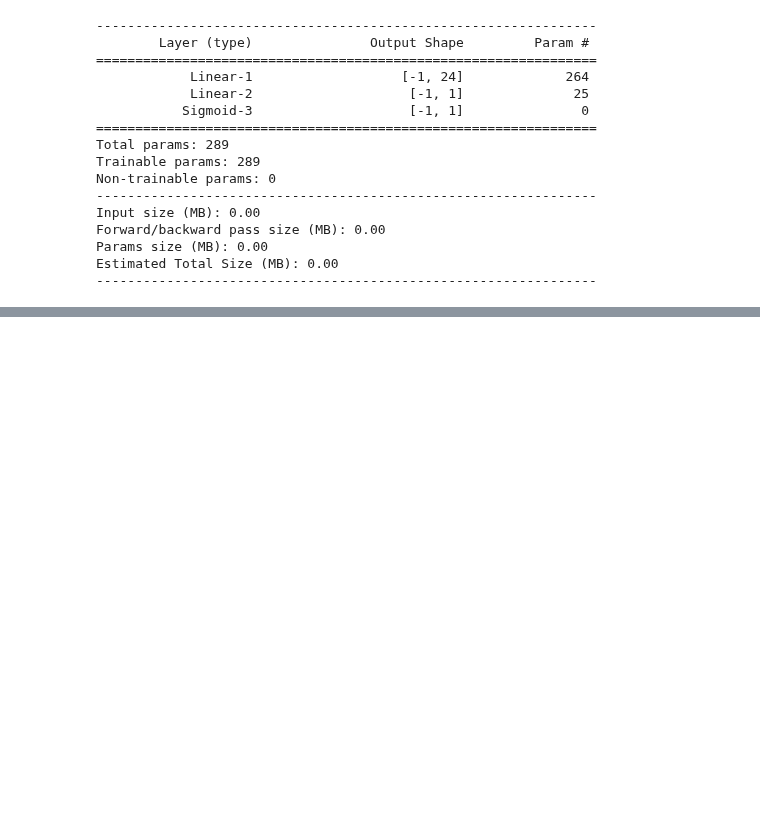
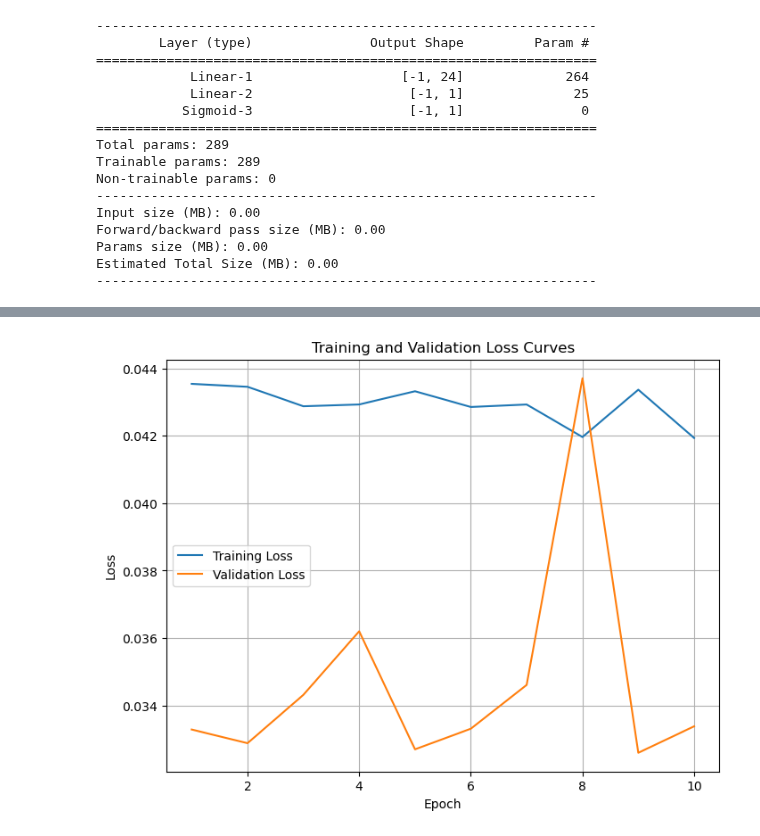
Before and after one commit to virvihuta/vh-learning-playground, a Jupyter notebook: 04_pytorch_tabular_data.ipynb, the cells around one changed output, grey strips where cells are left out. Cells and saved outputs as stored; diff of their text form; code cells hidden in the pictures; blank space fills up the shorter version.

Commit message:
finished the training loop

```diff
--- a/04_pytorch_tabular_data.ipynb
+++ b/04_pytorch_tabular_data.ipynb
@@ -166,12 +166,33 @@ Estimated Total Size (MB): 0.00
 # %%
 criterion = nn.BCELoss()
 optimizer = torch.optim.Adam(params=model.parameters(), lr=1e-3)
+# %%
+def plot_loss_curves(epochs_count, training_loss_values, testing_loss_values):
+    train_loss = np.array(training_loss_values)
+    test_loss = np.array(testing_loss_values)
+
+    epochs_range = range(1, epochs_count + 1)
+
+    plt.figure(figsize=(8, 6))
+    plt.plot(epochs_range, train_loss, label='Training Loss')
+    plt.plot(epochs_range, test_loss, label='Validation Loss')
+    plt.title('Training and Validation Loss Curves')
+    plt.xlabel('Epoch')
+    plt.ylabel('Loss')
+    plt.legend()
+    plt.grid(True)
+    plt.show()
 # %%
 epochs = 10
 model.to(device)
+accuracy = BinaryAccuracy().to(device)
+
+training_loss_values = []
+testing_loss_values = []
 
 for epoch in range(epochs):
     model.train()
+    train_loss_total = 0.0
     for X, y in train_loader:
         X, y = X.to(device), y.to(device)
         y_pred_train = model(X).view(-1)
@@ -179,19 +200,27 @@ for epoch in range(epochs):
         optimizer.zero_grad()
         loss_train.backward()
         optimizer.step()
+        train_loss_total += loss_train.item()
 
     model.eval()
+    accuracy.reset()
+    val_loss = 0.0
     with torch.inference_mode():
-        all_y_true, all_y_pred = [], []
         for X, y in val_loader:
             X, y = X.to(device), y.to(device)
             y_pred_val = model(X).view(-1)
             loss_val = criterion(y_pred_val, y)
+            val_loss += loss_val.item()
+            accuracy.update((y_pred_val > 0.5).float(), y.int())
 
-            preds = (y_pred_val > 0.5).int().cpu().numpy()
-            all_y_pred.extend(preds)
-            all_y_true.extend(y.cpu().numpy())
+    avg_train_loss = train_loss_total / len(train_loader)
+    avg_val_loss = val_loss / len(val_loader)
 
-    acc = accuracy_score(all_y_true, all_y_pred)
-    print(f"Training Loss: {loss_train:.4f} || Validation Loss: {loss_val:.4f} || Accuracy: {acc:.4f}")
+    training_loss_values.append(avg_train_loss)
+    testing_loss_values.append(avg_val_loss)
+
+    acc = accuracy.compute()
+    print(f"Epoch {epoch+1:02d} | Train Loss: {avg_train_loss:.4f} | Val Loss: {avg_val_loss:.4f} | Acc: {acc:.4f}")
+
+plot_loss_curves(epochs, training_loss_values, testing_loss_values)
 # %% [output]
@@ -208,3 +237,4 @@ Training Loss: 0.0001 || Validation Loss: 0.0002 || Accuracy: 0.9897
+[figure, added]
 # %%
 model.state_dict()
 # %% [output]
```
Also changed, not shown: parts of 3 cells of this notebook.
